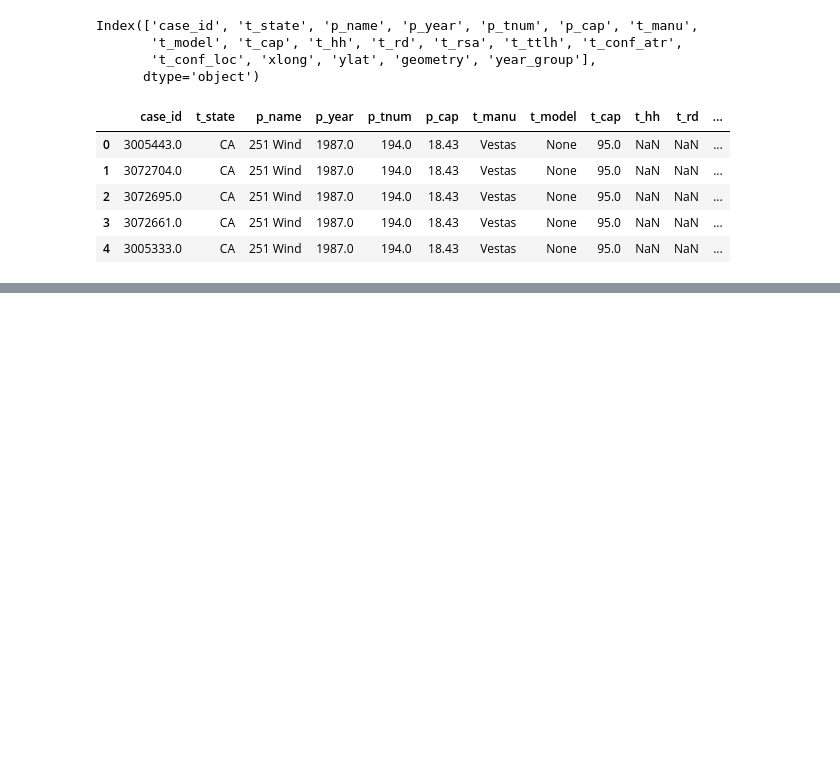
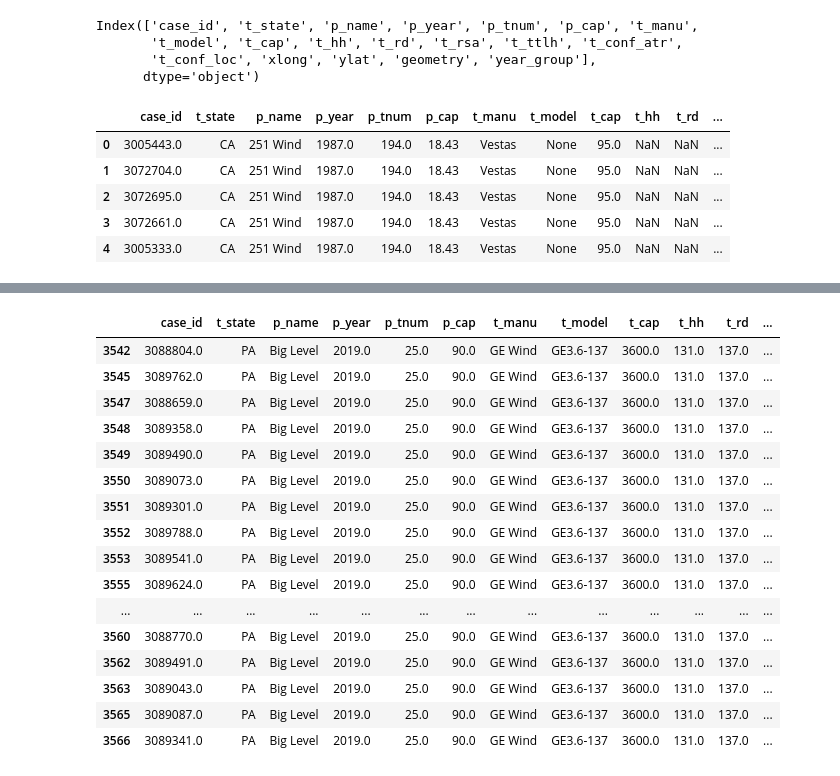
Before and after one commit to hsopel/NSS-Capstone, a Jupyter notebook: notebook/wind_eda.ipynb, the cells around one changed output, grey strips where cells are left out. Saved outputs shown, nothing was run; the diff lists cells and outputs as text; code cells hidden in the pictures; blank space fills up the shorter version.

```diff
--- a/notebook/wind_eda.ipynb
+++ b/notebook/wind_eda.ipynb
@@ -465,0 +486,20 @@ Name: t_hh, dtype: float64
+# %%
+wind[wind['t_hh'] == 131.0]
+# %% [output]
+|  | case_id | t_state | p_name | p_year | p_tnum | p_cap | t_manu | t_model | t_cap | t_hh | t_rd | ... |
+| 3542 | 3088804.0 | PA | Big Level | 2019.0 | 25.0 | 90.0 | GE Wind | GE3.6-137 | 3600.0 | 131.0 | 137.0 | ... |
+| 3545 | 3089762.0 | PA | Big Level | 2019.0 | 25.0 | 90.0 | GE Wind | GE3.6-137 | 3600.0 | 131.0 | 137.0 | ... |
+| 3547 | 3088659.0 | PA | Big Level | 2019.0 | 25.0 | 90.0 | GE Wind | GE3.6-137 | 3600.0 | 131.0 | 137.0 | ... |
+| 3548 | 3089358.0 | PA | Big Level | 2019.0 | 25.0 | 90.0 | GE Wind | GE3.6-137 | 3600.0 | 131.0 | 137.0 | ... |
+| 3549 | 3089490.0 | PA | Big Level | 2019.0 | 25.0 | 90.0 | GE Wind | GE3.6-137 | 3600.0 | 131.0 | 137.0 | ... |
+| 3550 | 3089073.0 | PA | Big Level | 2019.0 | 25.0 | 90.0 | GE Wind | GE3.6-137 | 3600.0 | 131.0 | 137.0 | ... |
+| 3551 | 3089301.0 | PA | Big Level | 2019.0 | 25.0 | 90.0 | GE Wind | GE3.6-137 | 3600.0 | 131.0 | 137.0 | ... |
+| 3552 | 3089788.0 | PA | Big Level | 2019.0 | 25.0 | 90.0 | GE Wind | GE3.6-137 | 3600.0 | 131.0 | 137.0 | ... |
+| 3553 | 3089541.0 | PA | Big Level | 2019.0 | 25.0 | 90.0 | GE Wind | GE3.6-137 | 3600.0 | 131.0 | 137.0 | ... |
+| 3555 | 3089624.0 | PA | Big Level | 2019.0 | 25.0 | 90.0 | GE Wind | GE3.6-137 | 3600.0 | 131.0 | 137.0 | ... |
+| ... | ... | ... | ... | ... | ... | ... | ... | ... | ... | ... | ... | ... |
+| 3560 | 3088770.0 | PA | Big Level | 2019.0 | 25.0 | 90.0 | GE Wind | GE3.6-137 | 3600.0 | 131.0 | 137.0 | ... |
+| 3562 | 3089491.0 | PA | Big Level | 2019.0 | 25.0 | 90.0 | GE Wind | GE3.6-137 | 3600.0 | 131.0 | 137.0 | ... |
+| 3563 | 3089043.0 | PA | Big Level | 2019.0 | 25.0 | 90.0 | GE Wind | GE3.6-137 | 3600.0 | 131.0 | 137.0 | ... |
+| 3565 | 3089087.0 | PA | Big Level | 2019.0 | 25.0 | 90.0 | GE Wind | GE3.6-137 | 3600.0 | 131.0 | 137.0 | ... |
+| 3566 | 3089341.0 | PA | Big Level | 2019.0 | 25.0 | 90.0 | GE Wind | GE3.6-137 | 3600.0 | 131.0 | 137.0 | ... |
```
Also changed, not shown: parts of 24 cells of this notebook, 25 other files.
